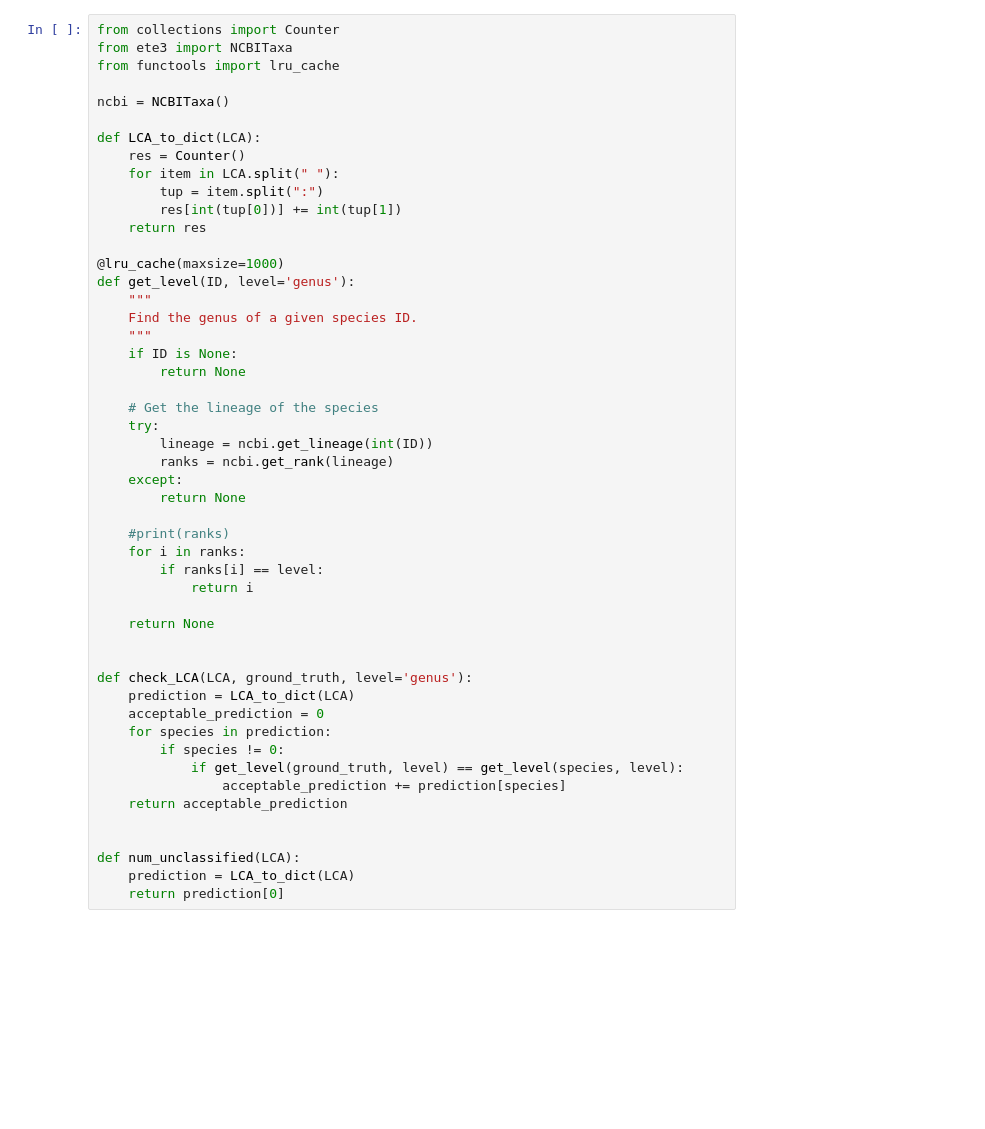
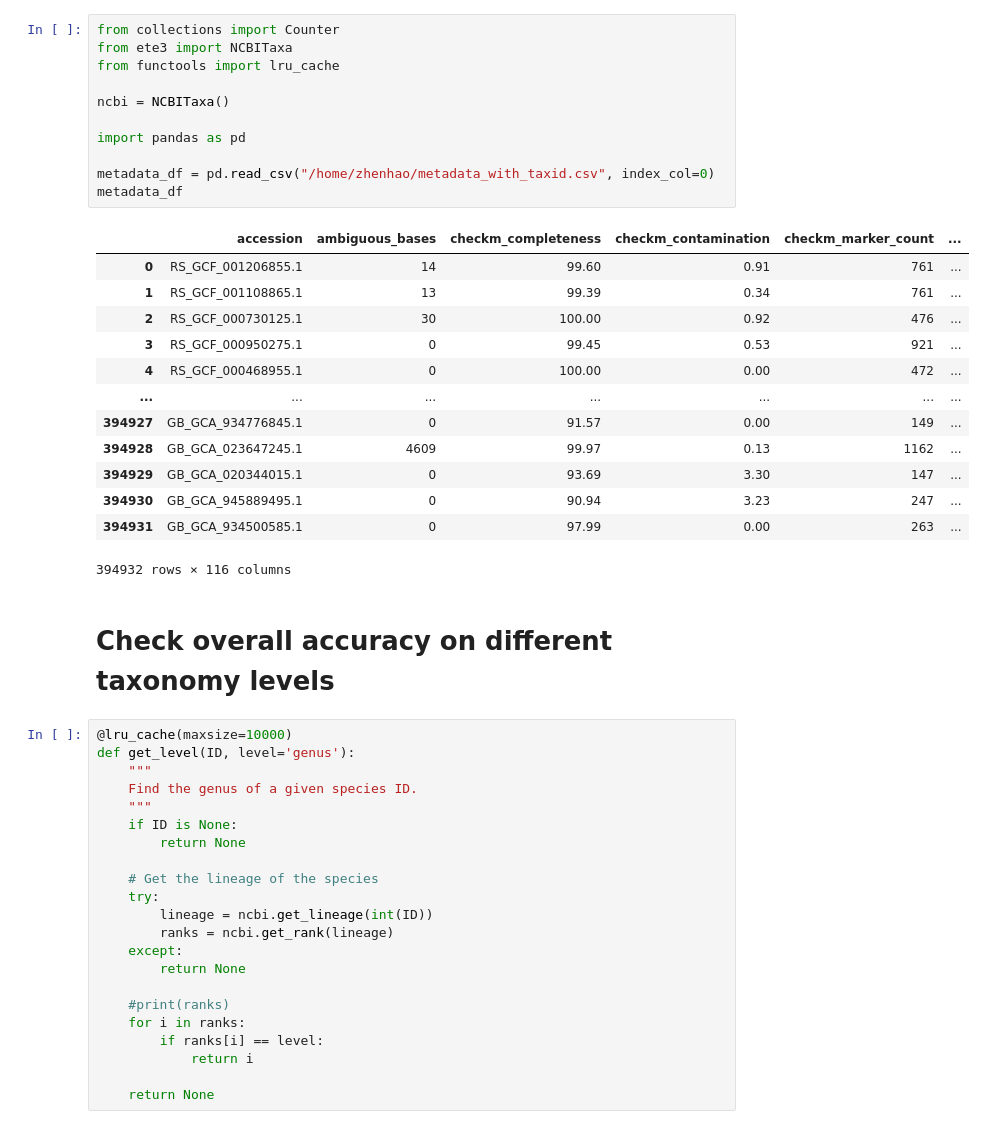
Before and after one commit to GZHoffie/tc-benchmark, a Jupyter notebook: benchmark/k_test/kraken_k_performance.ipynb, the cells around one changed output. Drawn from its saved outputs; the diff is of its cells as text; blank space fills up the shorter version.

```diff
--- a/benchmark/k_test/kraken_k_performance.ipynb
+++ b/benchmark/k_test/kraken_k_performance.ipynb
@@ -1,18 +1,32 @@
+# %%
+from collections import Counter
+from ete3 import NCBITaxa
+from functools import lru_cache
+
+ncbi = NCBITaxa()
+
+import pandas as pd
+
+metadata_df = pd.read_csv("/home/zhenhao/metadata_with_taxid.csv", index_col=0)
+metadata_df
+# %% [output]
+|  | accession | ambiguous_bases | checkm_completeness | checkm_contamination | checkm_marker_count | ... |
+| 0 | RS_GCF_001206855.1 | 14 | 99.60 | 0.91 | 761 | ... |
+| 1 | RS_GCF_001108865.1 | 13 | 99.39 | 0.34 | 761 | ... |
+| 2 | RS_GCF_000730125.1 | 30 | 100.00 | 0.92 | 476 | ... |
+| 3 | RS_GCF_000950275.1 | 0 | 99.45 | 0.53 | 921 | ... |
+| 4 | RS_GCF_000468955.1 | 0 | 100.00 | 0.00 | 472 | ... |
+| ... | ... | ... | ... | ... | ... | ... |
+| 394927 | GB_GCA_934776845.1 | 0 | 91.57 | 0.00 | 149 | ... |
+| 394928 | GB_GCA_023647245.1 | 4609 | 99.97 | 0.13 | 1162 | ... |
+| 394929 | GB_GCA_020344015.1 | 0 | 93.69 | 3.30 | 147 | ... |
+| 394930 | GB_GCA_945889495.1 | 0 | 90.94 | 3.23 | 247 | ... |
+| 394931 | GB_GCA_934500585.1 | 0 | 97.99 | 0.00 | 263 | ... |
+394932 rows × 116 columns
+# %% [markdown]
+# Check overall accuracy on different taxonomy levels
 # %%
-from collections import Counter
-from ete3 import NCBITaxa
-from functools import lru_cache
-
-ncbi = NCBITaxa()
-
-def LCA_to_dict(LCA):
-    res = Counter()
-    for item in LCA.split(" "):
-        tup = item.split(":")
-        res[int(tup[0])] += int(tup[1])
-    return res
-
-@lru_cache(maxsize=1000)
+@lru_cache(maxsize=10000)
 def get_level(ID, level='genus'):
     """
     Find the genus of a given species ID.
@@ -33,18 +47,3 @@ def get_level(ID, level='genus'):
             return i
 
     return None
-
-
-def check_LCA(LCA, ground_truth, level='genus'):
-    prediction = LCA_to_dict(LCA)
-    acceptable_prediction = 0
-    for species in prediction:
-        if species != 0:
-            if get_level(ground_truth, level) == get_level(species, level):
-                acceptable_prediction += prediction[species]
-    return acceptable_prediction
-
-
-def num_unclassified(LCA):
-    prediction = LCA_to_dict(LCA)
-    return prediction[0]
```
Also changed, not shown: parts of 28 cells of this notebook, 3 other files.
